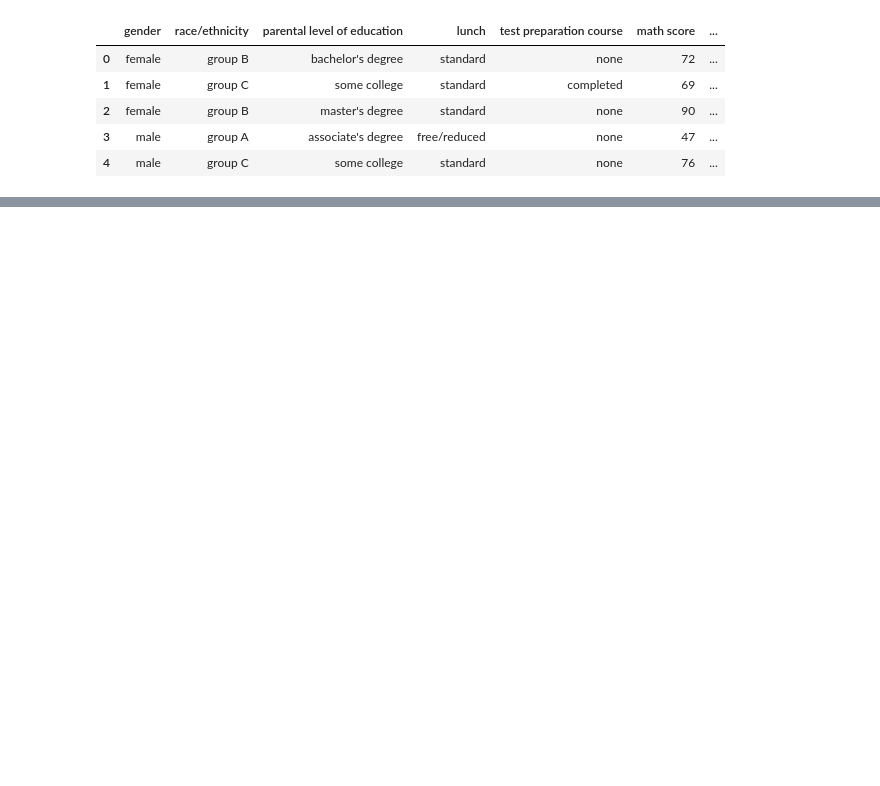
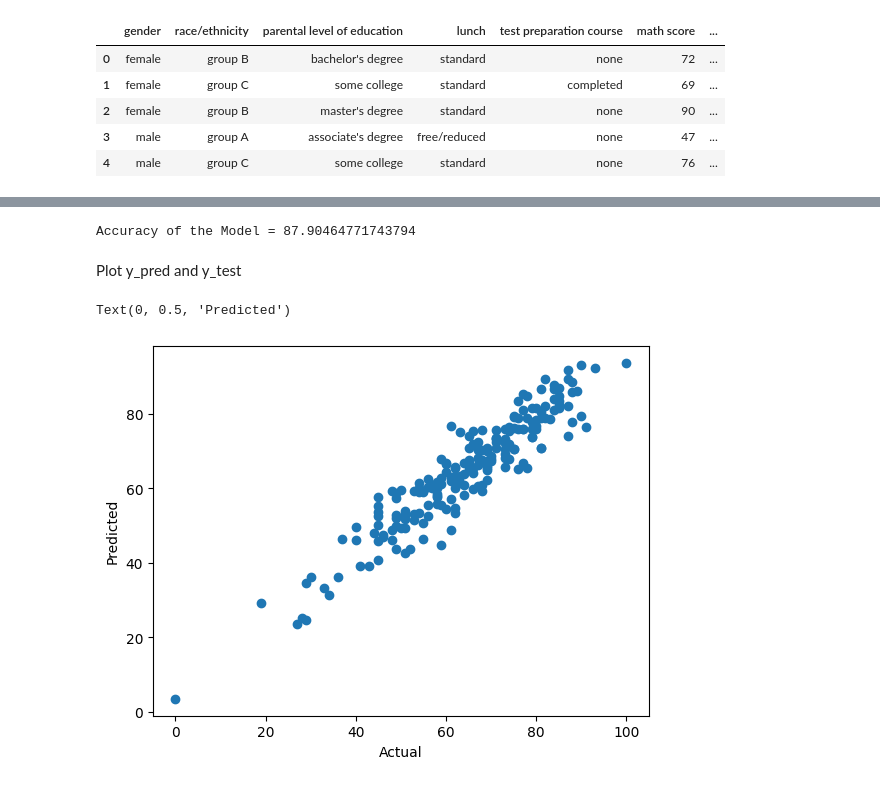
Before and after one commit to arjo31/student-performance-indicator, a Jupyter notebook: notebook/model training.ipynb, the cells around one changed output, grey strips where cells are left out. Saved outputs shown, nothing was run; the diff lists cells and outputs as text; code cells hidden in the pictures; blank space fills up the shorter version.

Commit message:
Training model done - initial

```diff
--- a/notebook/model training.ipynb
+++ b/notebook/model training.ipynb
@@ -35,0 +51,2 @@ y = df['avg_score']
+# %%
+X = preprocessor.fit_transform(X)
@@ -35,0 +57,2 @@ y = df['avg_score']
+# %%
+X_train, X_test, y_train, y_test = train_test_split(X, y, train_size=0.8, test_size=0.2, random_state=42)
@@ -35,0 +63,7 @@ y = df['avg_score']
+# %%
+def evaluate_model(true, predicted):
+    mse = mean_squared_error(true, predicted)
+    mae = mean_absolute_error(true, predicted)
+    rmse = np.sqrt(mse)
+    r2_squared = r2_score(true, predicted)
+    return mae, rmse, r2_squared
@@ -35,0 +148,17 @@ y = df['avg_score']
+# %%
+lin_model = LinearRegression(fit_intercept=True)
+lin_model = lin_model.fit(X_train, y_train)
+y_pred = lin_model.predict(X_test)
+score = r2_score(y_test, y_pred)*100
+print(f"Accuracy of the Model = {score}")
+# %% [output]
+Accuracy of the Model = 87.90464771743794
+# %% [markdown]
+Plot y_pred and y_test
+# %%
+plt.scatter(y_test, y_pred)
+plt.xlabel('Actual')
+plt.ylabel('Predicted')
+# %% [output]
+Text(0, 0.5, 'Predicted')
+[figure, added]
```
Also changed, not shown: parts of 10 cells of this notebook, 4 other files.
